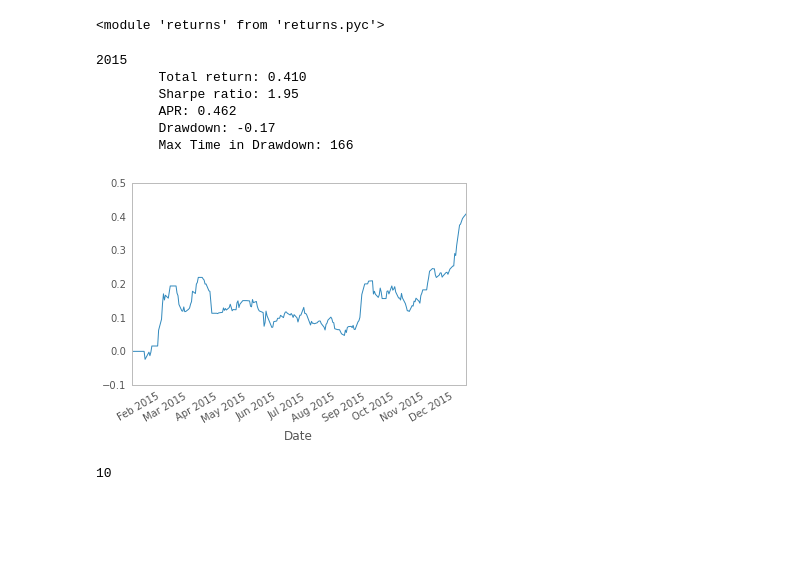
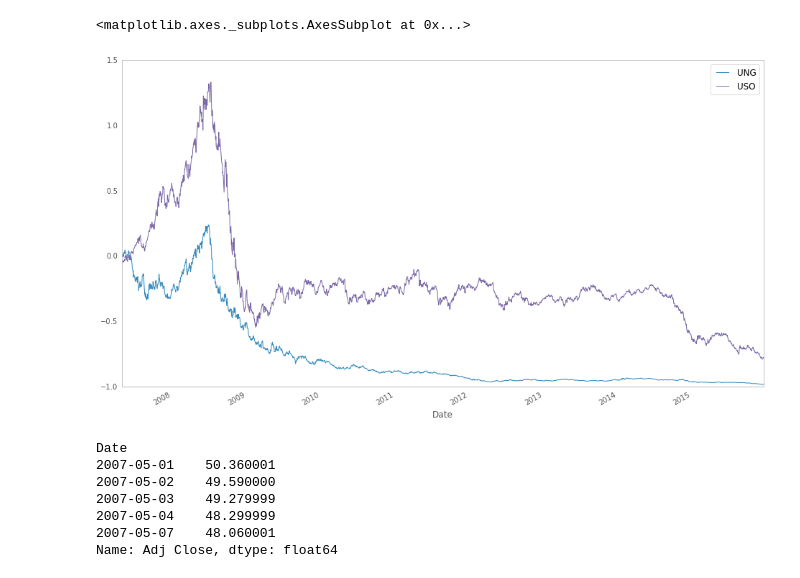
Before and after one commit to davidells/mypy, a Jupyter notebook: finance/mean_reversion_auto.ipynb, the cells around one changed output. Cells and saved outputs as stored; diff of their text form; code cells hidden in the pictures; blank space fills up the shorter version.

```diff
--- a/finance/mean_reversion_auto.ipynb
+++ b/finance/mean_reversion_auto.ipynb
@@ -72,15 +33,10 @@ def score_strategy(strategy_results):
 # %%
-start_dt = datetime.datetime(2015, 1, 1)
+start_dt = datetime.datetime(2007, 5, 1)
 end_dt = datetime.datetime(2015, 12, 31)
 
 # Interesting:
-# USO, EWC, lookback=25, entryZScore=2, exitZScore=1, leverage=2
-# DBC, DJP, lookback=20, entryZScore=1, exitZScore=0, 2012-12-11 -> 2015-12-31
-# DBO, DJP, lookback=20, entryZScore=1, exitZScore=0, 2012-12-11 -> 2015-12-31
-# DBO, EWA, lookback=15, entryZScore=1.0, exitZScore=0, 2012-12-11 -> 2015-12-31
-# * DBO, DBC, lookback=15, entryZScore=1.4, exitZScore=0, 2012-12-11 -> 2015-12-31
-# * GLD, DBC, lookback=10, entryZScore=1.0, exitZScore=0, 2012-12-11 -> 2015-12-31
-# EWC, DJP, lookback=10, entryZScore=2.0, exitZScore=0.6, 2012-12-11 -> 2015-12-31
+# USO, UNG, 3 year training
+#
 
 
 def fetch(ticker):
@@ -91,36 +47,32 @@ def fetch(ticker):
 #DIA = fetch("DIA")
 #QQQ = fetch("QQQ")
 #IWM = fetch("IWM")
-GLD = fetch("GLD")
+#GLD = fetch("GLD")
 USO = fetch("USO")
 #DBO = fetch("DBO")
 #EWA = fetch("EWA")
-EWC = fetch("EWC")
-DBC = fetch("DBC")
-DJP = fetch("DJP")
-#UNG = fetch("UNG")
+#EWC = fetch("EWC")
+#DBC = fetch("DBC")
+#DJP = fetch("DJP")
+UNG = fetch("UNG")
+
+x = USO
+y = UNG
+xname = 'USO'
+yname = 'UNG'
-# %%
-reload(optimize)
-reload(strategies)
-reload(portfolio)
-reload(returns)
-# %% [output]
-<module 'returns' from 'returns.pyc'>
-# %%
-strategy_results = bollinger_mean_revert(GLD, USO)
-#score_strategy(b_rets)
-returns.cumret(strategy_results['returns']).plot()
-print returns.report_str(strategy_results['returns'], "2015")
-# %% [output]
-2015
-        Total return: 0.410
-        Sharpe ratio: 1.95
-        APR: 0.462
-        Drawdown: -0.17
-        Max Time in Drawdown: 166
-[figure, removed]
-# %%
-strategy_results['lookback']
-# %% [output]
-10
+# %%
+returns.cumret(pd.DataFrame({'USO': x, 'UNG': y}).pct_change()).plot(figsize=(16,9))
+# %% [output]
+<matplotlib.axes._subplots.AxesSubplot at 0x...>
+[figure, added]
+# %%
+x.head()
+# %% [output]
+Date
+2007-05-01    50.360001
+2007-05-02    49.590000
+2007-05-03    49.279999
+2007-05-04    48.299999
+2007-05-07    48.060001
+Name: Adj Close, dtype: float64
 # %%
```
Also changed, not shown: parts of 13 cells of this notebook, 10 other files.
